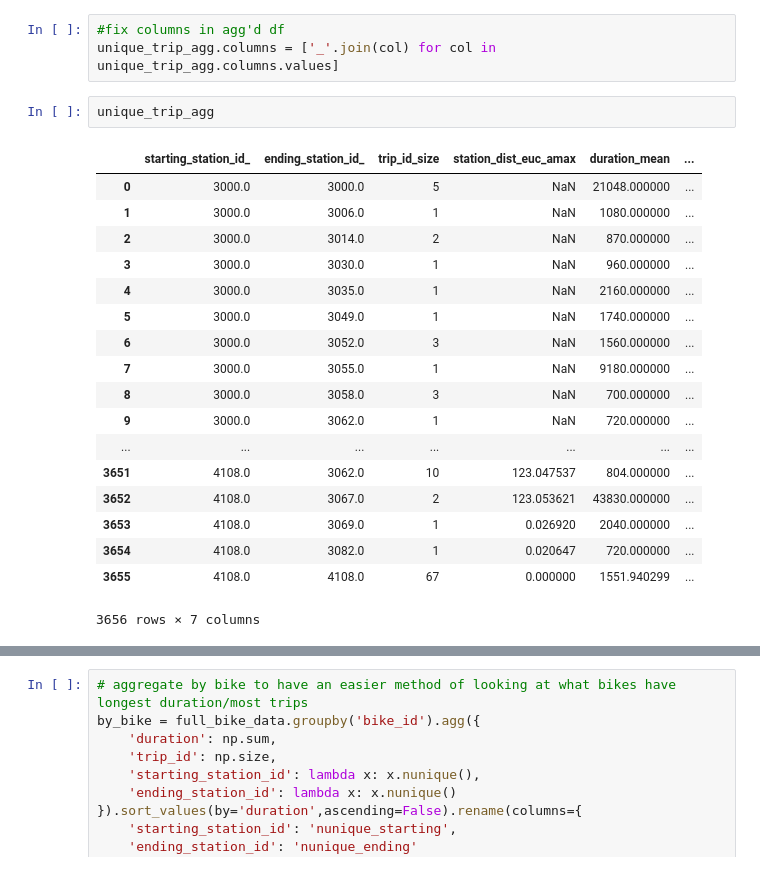
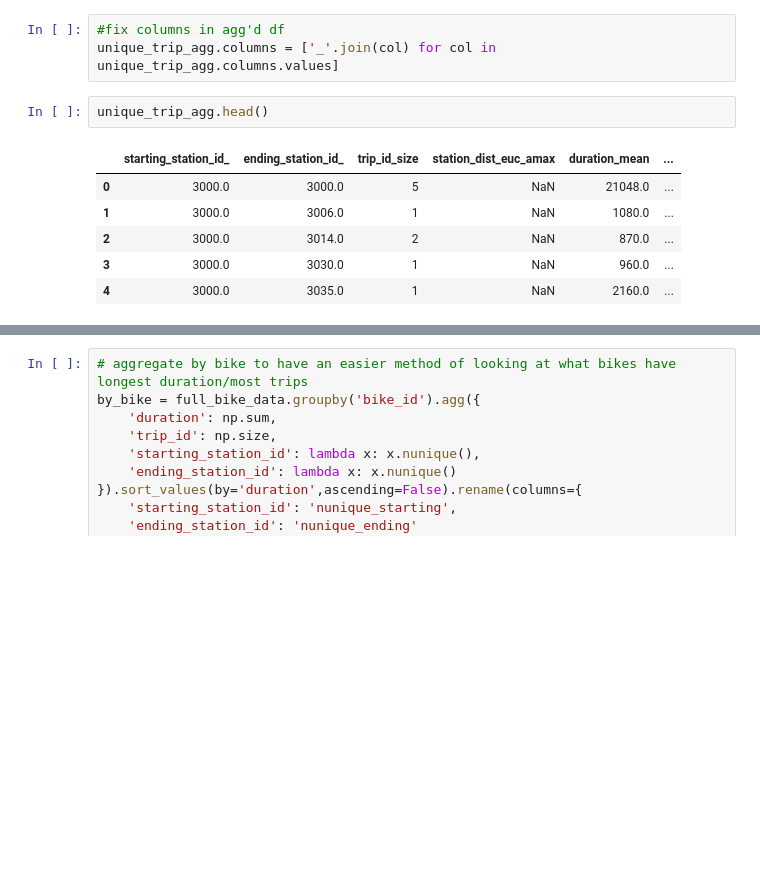
Before and after one commit to rpm4real/la-bike-data-analysis, a Jupyter notebook: Bike-weardown.ipynb, the cells around one changed output, grey strips where cells are left out. Drawn from its saved outputs; the diff is of its cells as text; blank space fills up the shorter version.

```diff
--- a/Bike-weardown.ipynb
+++ b/Bike-weardown.ipynb
@@ -62,26 +50,14 @@ unique_trip_agg = full_bike_data.groupby(['starting_station_id','ending_station_
 #fix columns in agg'd df
 unique_trip_agg.columns = ['_'.join(col) for col in unique_trip_agg.columns.values]
 # %%
-unique_trip_agg
+unique_trip_agg.head()
 # %% [output]
 |  | starting_station_id_ | ending_station_id_ | trip_id_size | station_dist_euc_amax | duration_mean | ... |
-| 0 | 3000.0 | 3000.0 | 5 | NaN | 21048.000000 | ... |
-| 1 | 3000.0 | 3006.0 | 1 | NaN | 1080.000000 | ... |
-| 2 | 3000.0 | 3014.0 | 2 | NaN | 870.000000 | ... |
-| 3 | 3000.0 | 3030.0 | 1 | NaN | 960.000000 | ... |
-| 4 | 3000.0 | 3035.0 | 1 | NaN | 2160.000000 | ... |
-| 5 | 3000.0 | 3049.0 | 1 | NaN | 1740.000000 | ... |
-| 6 | 3000.0 | 3052.0 | 3 | NaN | 1560.000000 | ... |
-| 7 | 3000.0 | 3055.0 | 1 | NaN | 9180.000000 | ... |
-| 8 | 3000.0 | 3058.0 | 3 | NaN | 700.000000 | ... |
-| 9 | 3000.0 | 3062.0 | 1 | NaN | 720.000000 | ... |
-| ... | ... | ... | ... | ... | ... | ... |
-| 3651 | 4108.0 | 3062.0 | 10 | 123.047537 | 804.000000 | ... |
-| 3652 | 4108.0 | 3067.0 | 2 | 123.053621 | 43830.000000 | ... |
-| 3653 | 4108.0 | 3069.0 | 1 | 0.026920 | 2040.000000 | ... |
-| 3654 | 4108.0 | 3082.0 | 1 | 0.020647 | 720.000000 | ... |
-| 3655 | 4108.0 | 4108.0 | 67 | 0.000000 | 1551.940299 | ... |
+| 0 | 3000.0 | 3000.0 | 5 | NaN | 21048.0 | ... |
+| 1 | 3000.0 | 3006.0 | 1 | NaN | 1080.0 | ... |
+| 2 | 3000.0 | 3014.0 | 2 | NaN | 870.0 | ... |
+| 3 | 3000.0 | 3030.0 | 1 | NaN | 960.0 | ... |
+| 4 | 3000.0 | 3035.0 | 1 | NaN | 2160.0 | ... |
-3656 rows × 7 columns
 # %%
 #unique_trip_agg.sort_values(by='duration_mean',ascending=False)
 
```
Also changed, not shown: parts of 4 cells of this notebook.
